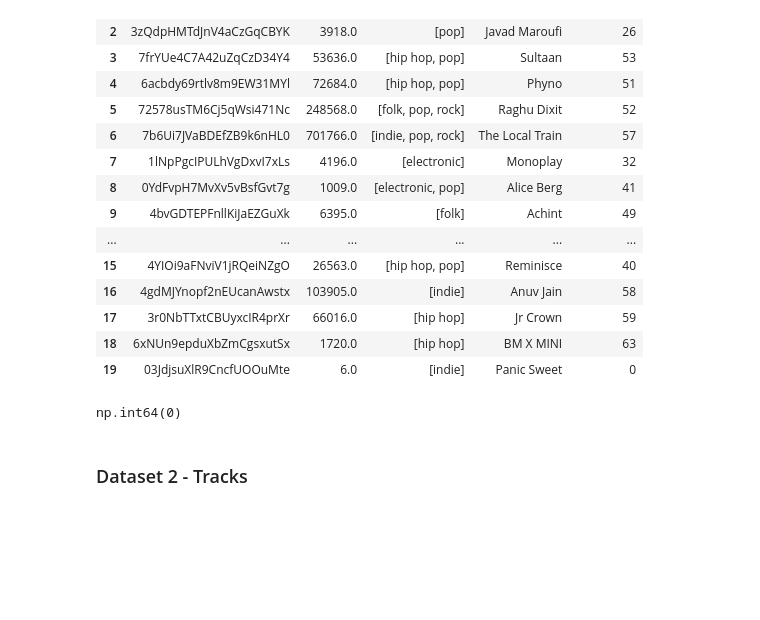
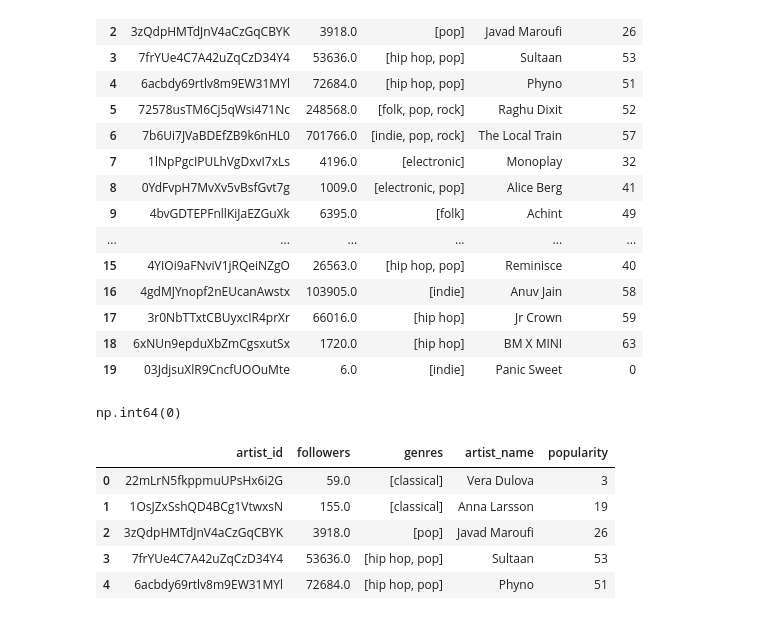
Before and after one commit to mirandalyng/examensarbete, a Jupyter notebook: eda/join_dataset.ipynb, the cells around one changed output. Saved outputs shown, nothing was run; the diff lists cells and outputs as text; code cells hidden in the pictures; blank space fills up the shorter version.

Commit message:
chore: checks and cleaning on tracks.csv

```diff
--- a/eda/join_dataset.ipynb
+++ b/eda/join_dataset.ipynb
@@ -186,5 +187,14 @@ df_cleaned.head(20)
 df_cleaned['genres'].isna().sum()
 # %% [output]
 np.int64(0)
-# %% [markdown]
-### Dataset 2 - Tracks
+# %%
+# Byt namn på 'id' och 'name'
+df_cleaned = df_cleaned.rename(columns={'name': 'artist_name', 'id': 'artist_id'})
+df_cleaned.head()
+# %% [output]
+|  | artist_id | followers | genres | artist_name | popularity |
+| 0 | 22mLrN5fkppmuUPsHx6i2G | 59.0 | [classical] | Vera Dulova | 3 |
+| 1 | 1OsJZxSshQD4BCg1VtwxsN | 155.0 | [classical] | Anna Larsson | 19 |
+| 2 | 3zQdpHMTdJnV4aCzGqCBYK | 3918.0 | [pop] | Javad Maroufi | 26 |
+| 3 | 7frYUe4C7A42uZqCzD34Y4 | 53636.0 | [hip hop, pop] | Sultaan | 53 |
+| 4 | 6acbdy69rtlv8m9EW31MYl | 72684.0 | [hip hop, pop] | Phyno | 51 |
```
Also changed, not shown: parts of 9 cells of this notebook.
